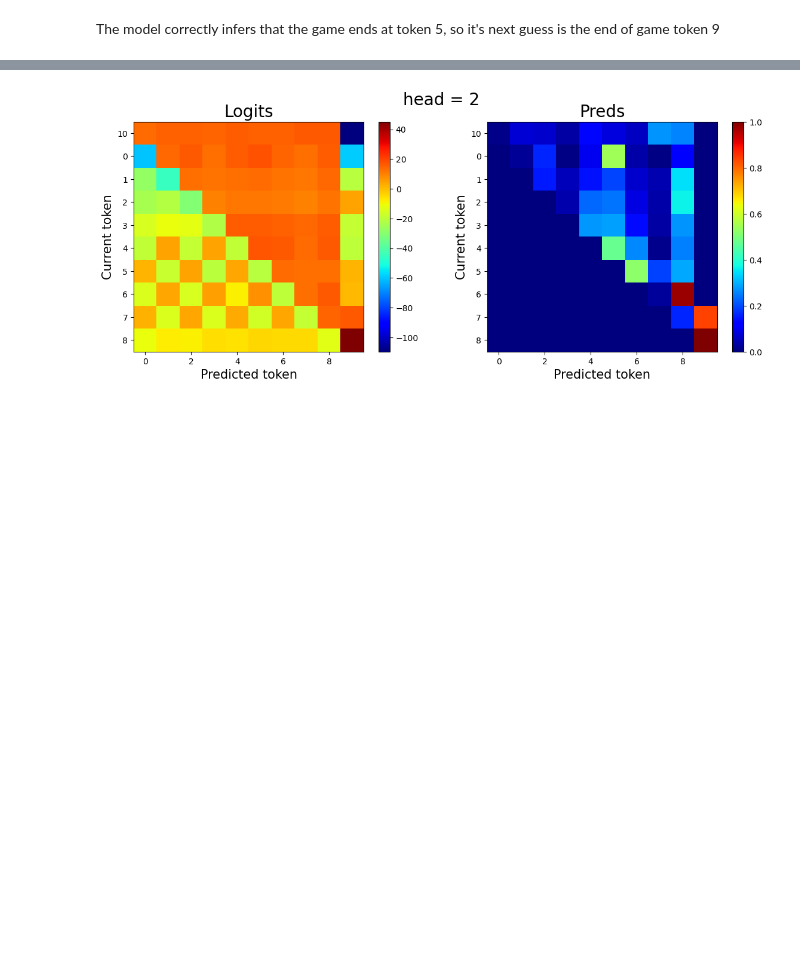
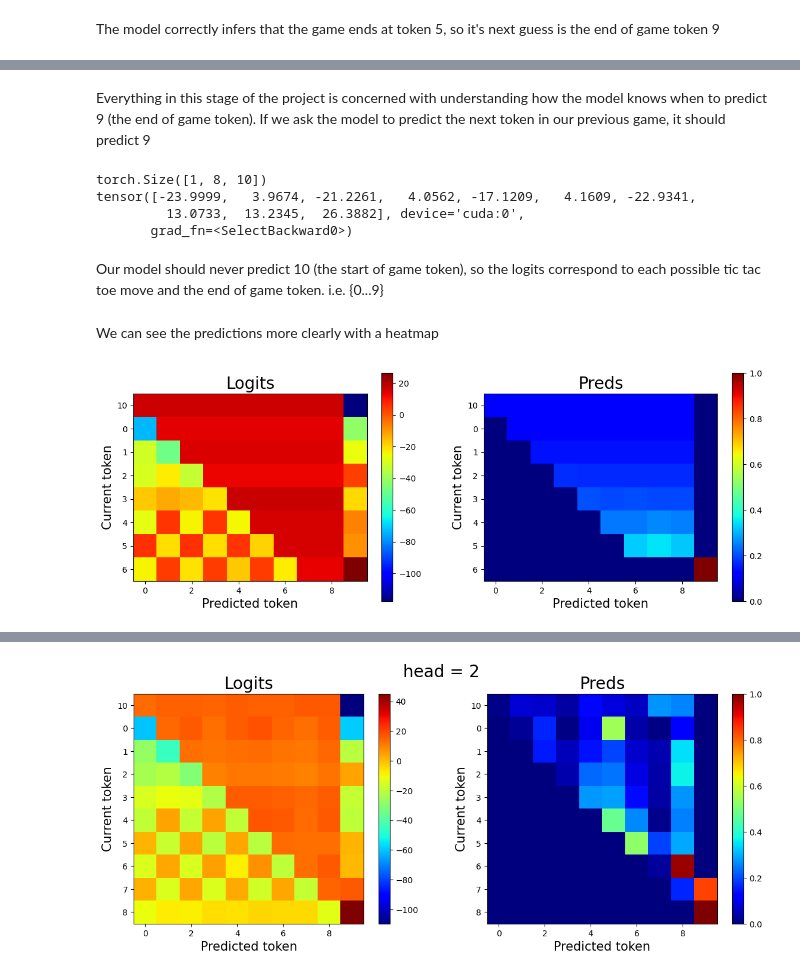
Before and after one commit to obayyub/Alphatoe, a Jupyter notebook: notebooks/230807_showcase.ipynb, the cells around one changed output, grey strips where cells are left out. Cells and saved outputs as stored; diff of their text form; code cells hidden in the pictures; blank space fills up the shorter version.

```diff
--- a/notebooks/230807_showcase.ipynb
+++ b/notebooks/230807_showcase.ipynb
@@ -57,0 +25,6 @@ By passing the positional embeddings to the MLP, we can confirm that this combo
+# %%
+# Indices go from left to right, top to bottom
+# 0 is the top left, 1 is top middle, etc.
+# 10 is the start of game token, and 9 is the end of game token
+example_game = [10, 0, 1, 2, 3, 4, 5, 6]
+game.play_game(example_game)
@@ -57,0 +61,20 @@ By passing the positional embeddings to the MLP, we can confirm that this combo
+# %% [markdown]
+Everything in this stage of the project is concerned with understanding how the model knows when to predict 9 (the end of game token). If we ask the model to predict the next token in our previous game, it should predict 9
+# %%
+# The last index of our logit is the end of game token, and we see it correctly predicts that!
+logits = model(torch.tensor(example_game))
+print(logits.shape)
+print(logits[0, -1])
+# %% [output]
+torch.Size([1, 8, 10])
+tensor([-23.9999,   3.9674, -21.2261,   4.0562, -17.1209,   4.1609, -22.9341,
+         13.0733,  13.2345,  26.3882], device='cuda:0',
+       grad_fn=<SelectBackward0>)
+# %% [markdown]
+Our model should never predict 10 (the start of game token), so the logits correspond to each possible tic tac toe move and the end of game token. i.e. {0...9}
+# %% [markdown]
+We can see the predictions more clearly with a heatmap
+# %%
+interpretability.plot_predictions(example_game, logits)
+# %% [output]
+[figure, added]
```
Also changed, not shown: parts of 58 cells of this notebook, 2 other files.
